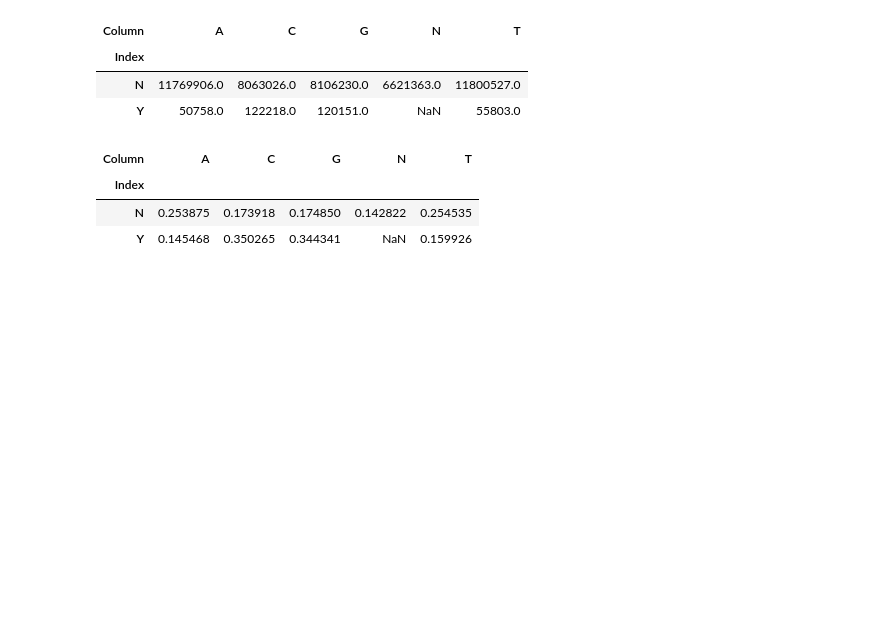
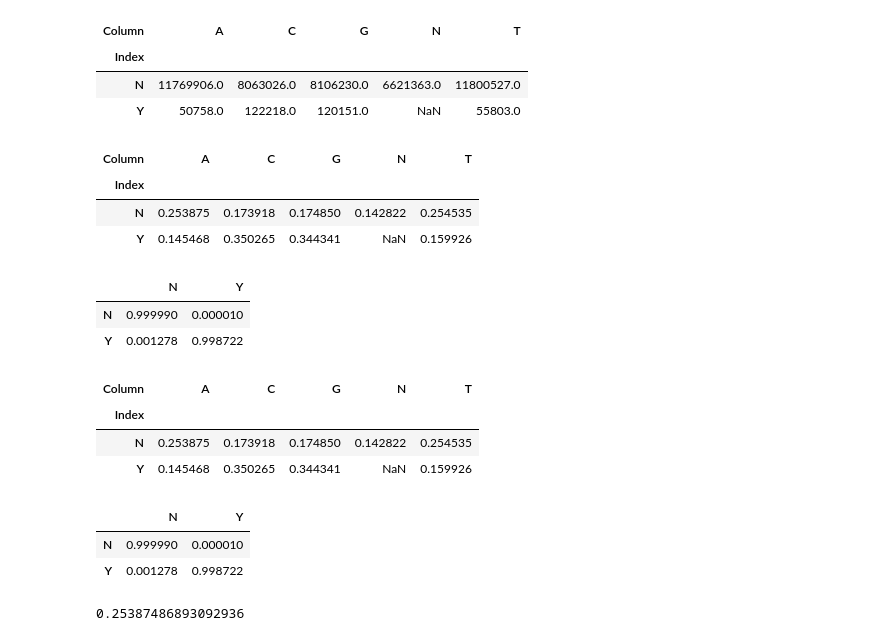
Before and after one commit to heispv/bioinformatics, a Jupyter notebook: lab-of-bioinformatics/CpG-island.ipynb, the cells around one changed output. Saved outputs shown, nothing was run; the diff lists cells and outputs as text; code cells hidden in the pictures; blank space fills up the shorter version.

```diff
--- a/lab-of-bioinformatics/CpG-island.ipynb
+++ b/lab-of-bioinformatics/CpG-island.ipynb
@@ -151,3 +146,39 @@ normalized_df
 | Index |  |  |  |  |  |
 | N | 0.253875 | 0.173918 | 0.174850 | 0.142822 | 0.254535 |
 | Y | 0.145468 | 0.350265 | 0.344341 | NaN | 0.159926 |
+# %%
+import pandas as pd
+
+data = tm_dict
+
+# Creating a nested dictionary to properly align the data for the DataFrame
+nested_dict = {}
+for key, value in data.items():
+    row_key, col_key = key[0], key[1]
+    if row_key not in nested_dict:
+        nested_dict[row_key] = {}
+    nested_dict[row_key][col_key] = value
+
+# Creating the DataFrame from the nested dictionary
+df = pd.DataFrame.from_dict(nested_dict, orient='index')
+# Calculating the probability of each row by dividing each value by the row sum
+row_probabilities = df.div(df.sum(axis=1), axis=0)
+tm_dict_df = row_probabilities
+tm_dict_df
+# %% [output]
+|  | N | Y |
+| N | 0.999990 | 0.000010 |
+| Y | 0.001278 | 0.998722 |
+# %%
+ep_dict_df
+# %% [output]
+| Column | A | C | G | N | T |
+| Index |  |  |  |  |  |
+| N | 0.253875 | 0.173918 | 0.174850 | 0.142822 | 0.254535 |
+| Y | 0.145468 | 0.350265 | 0.344341 | NaN | 0.159926 |
+# %%
+tm_dict_df
+# %% [output]
+|  | N | Y |
+| N | 0.999990 | 0.000010 |
+| Y | 0.001278 | 0.998722 |
@@ -153,0 +208,4 @@ normalized_df
+# %%
+ep_dict_df[seq[0]]['N']
+# %% [output]
+0.25387486893092936
```
Also changed, not shown: parts of 14 cells of this notebook.
